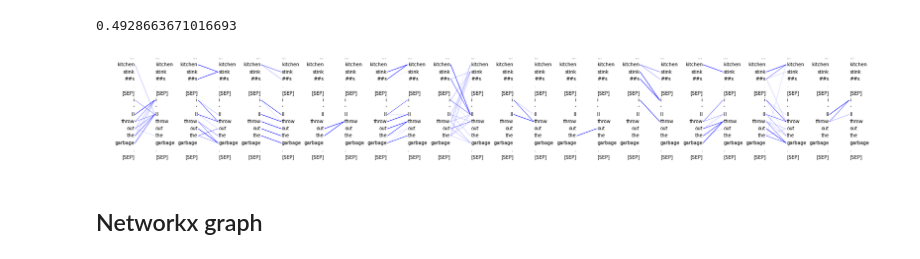
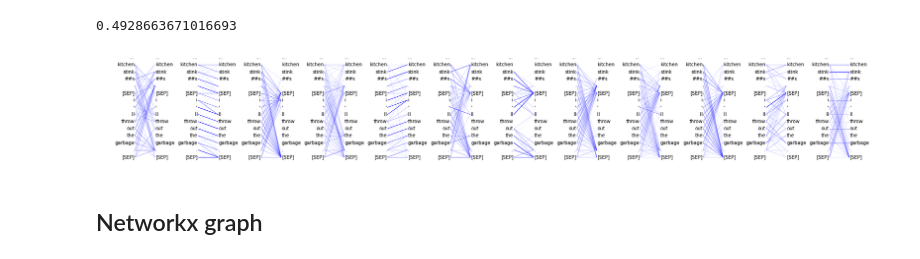
Before and after one commit to eliroc98/dialogue_coherence, a Jupyter notebook: preprocessing_attention.ipynb, the cells around one changed output. Cells and saved outputs as stored; diff of their text form; code cells hidden in the pictures.

```diff
--- a/preprocessing_attention.ipynb
+++ b/preprocessing_attention.ipynb
@@ -236,10 +249,10 @@ for k in attention_dicts:
 
 for k in attention_dicts_not_coherent:
     attention_dicts_not_coherent[k] = load_pickle(f'./data/data_attention_annotated_not_coherent{k}.pkl')
+# %%
+dep_keys = np.unique([k for attn_dict in attention_dicts for example in attention_dicts[attn_dict] for k in example['relns_aligned'] if k not in ["[SEP]", "[CLS]", "punct"]])
+pos_keys = np.unique([k for attn_dict in attention_dicts for example in attention_dicts[attn_dict] for k in example['pos_aligned']])
+positional_keys = np.array(["self", "right", "left", "sep_sep","rest_sep", "ALL", "utt_with_current", "utt_without_current", "no_cls_sep_punct"])
+special_tkns = np.concatenate((dep_keys, pos_keys, positional_keys))
 # %% [markdown]
 ### Aggregating attention (with or without filters)
-# %%
-dep_keys = np.unique([k for attn_dict in attention_dicts for example in attention_dicts[attn_dict] for k in example['relns_aligned']])
-pos_keys = np.unique([k for attn_dict in attention_dicts for example in attention_dicts[attn_dict] for k in example['pos_aligned']])
-positional_keys = np.array(["self", "right", "left", "sep_sep","rest_sep", "ALL", "utt_with_current", "utt_without_current", "no_cls_sep_punct"])
-special_tkns = np.concatenate((dep_keys, pos_keys, positional_keys))
@@ -245,0 +362,2 @@ special_tkns = np.concatenate((dep_keys, pos_keys, positional_keys))
+# %%
+s, t = compute_avg_attn_fake(attention_dicts)
@@ -896,7 +1029,7 @@ relevance_quantiles = {
 for k in relevance_quantiles:
     for l in np.arange(12):
         for h in np.arange(12):
-            relevance_quantiles[k][l][h][0] = np.median(pointwise_distrib_attention_dicts[k][l][h]['lower'])
+            relevance_quantiles[k][l][h][0] = np.max(pointwise_distrib_attention_dicts[k][l][h]['lower'])
             relevance_quantiles[k][l][h][1] = np.max(pointwise_distrib_attention_dicts[k][l][h]['upper'])
 # %%
 def select_attn(attn_dict, rel_q):
@@ -939,34 +1085,34 @@ pad = 0.1
 def plot_attn(example, heads):
   """Plots attention maps for the given example and attention heads."""
 
   for ei, (layer, head) in enumerate(heads):
     yoffset = 1
     xoffset = ei * width * example_sep
 
     attn = example["attn_selected"][layer][head][-15:, -15:]
     attn = np.array(attn)
     attn /= (attn.sum(axis=-1, keepdims=True)+0.00000000001)
     words = example["tokens"][-15:]
     words[0] = "..."
     n_words = len(words)
 
     for position, word in enumerate(words):
       plt.text(xoffset + 0, yoffset - position * word_height, word,
                ha="right", va="center")
       plt.text(xoffset + width, yoffset - position * word_height, word,
                ha="left", va="center")
     for i in range(1, n_words):
       for j in range(1, n_words):
         if not math.isnan(attn[i, j]):
           plt.plot([xoffset + pad, xoffset + width - pad],
                   [yoffset - word_height * i, yoffset - word_height * j],
                   color="blue", linewidth=1, alpha=attn[i, j])
 
 plt.figure(figsize=(30, 4))
 plt.axis("off")
-plot_attn(attention_selected['bert'][0], [(7, j) for j in np.arange(12)])
+plot_attn(attention_selected['bert'][0], [(1, j) for j in np.arange(12)])
 plt.show()
 # %% [output]
-[figure, old version]
+[figure, new version]
 # %% [markdown]
 ## Networkx graph
```
Also changed, not shown: parts of 47 cells of this notebook, 1 other file.
